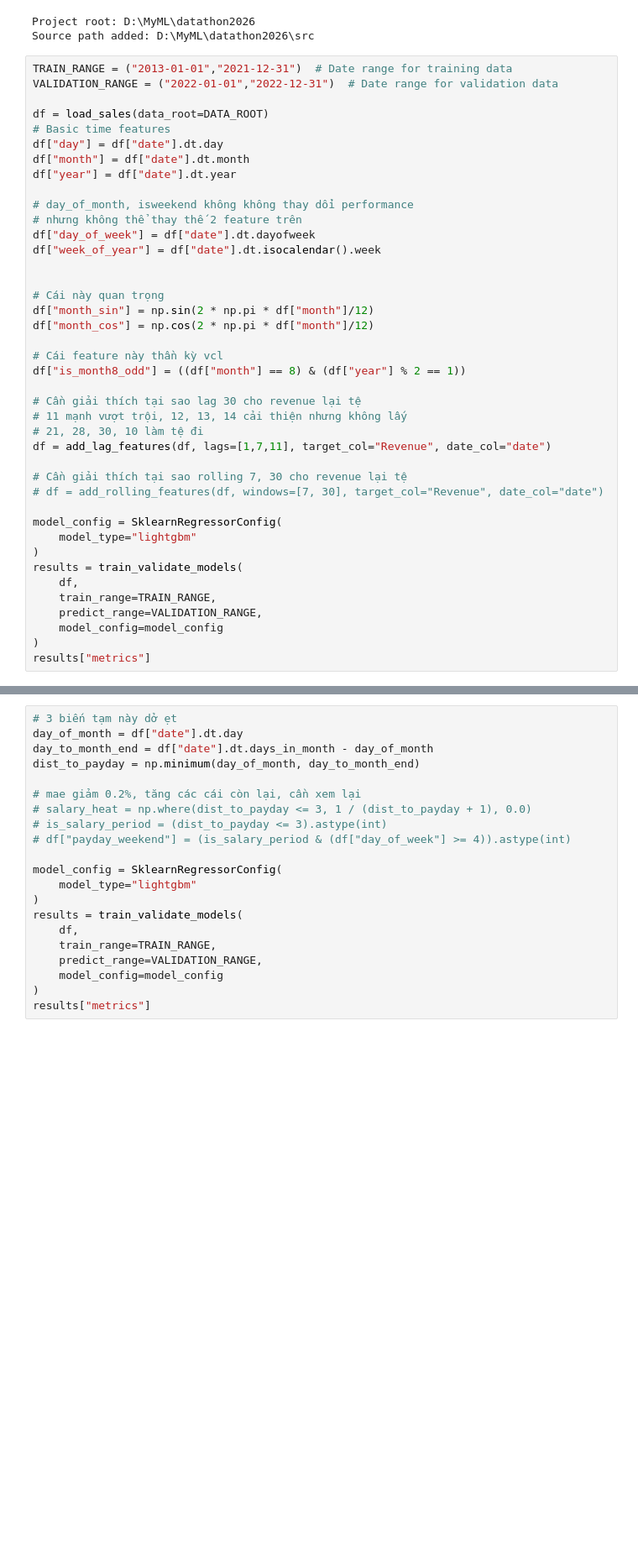
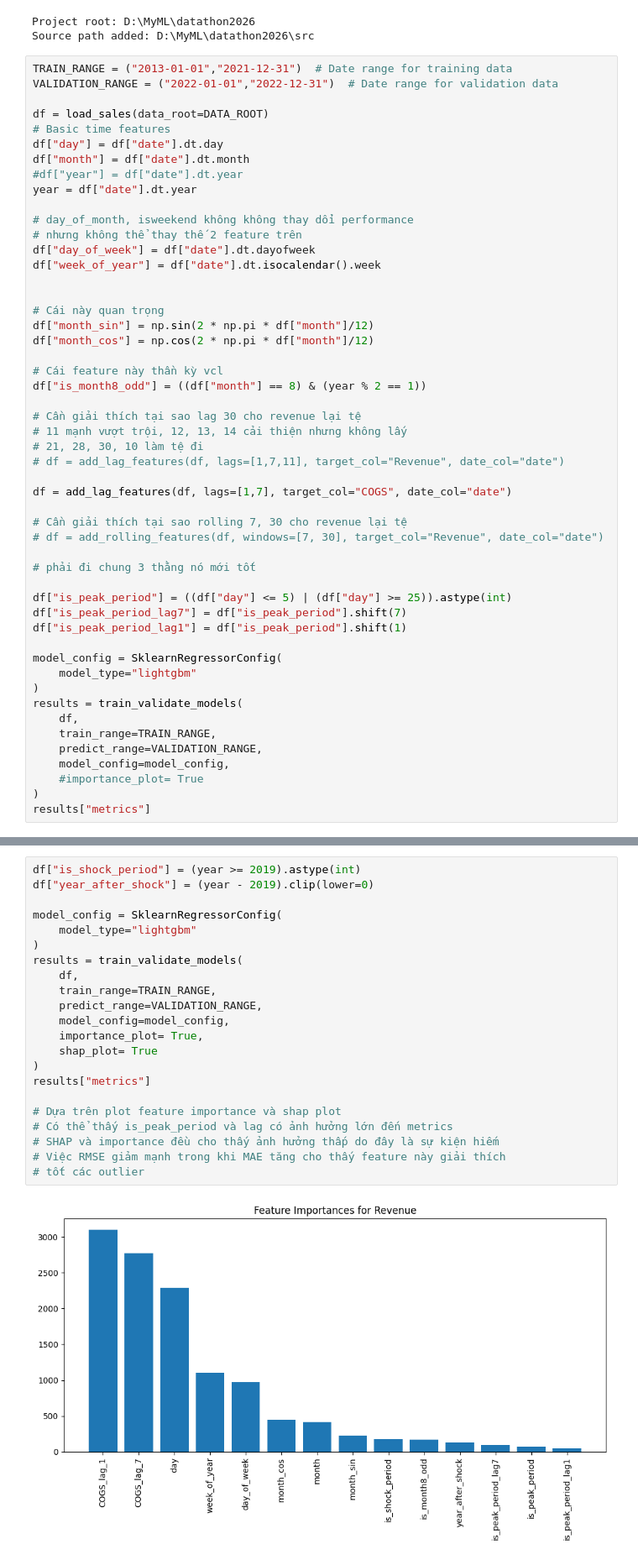
Before and after one commit to 24127027/datathon2026, a Jupyter notebook: notebooks/time_feature.ipynb, the cells around one changed output, grey strips where cells are left out. Shown at 84% size. Cells and saved outputs as stored; diff of their text form; blank space fills up the shorter version.

```diff
--- a/notebooks/time_feature.ipynb
+++ b/notebooks/time_feature.ipynb
@@ -30,7 +30,8 @@ df = load_sales(data_root=DATA_ROOT)
 # Basic time features
 df["day"] = df["date"].dt.day
 df["month"] = df["date"].dt.month
-df["year"] = df["date"].dt.year
+#df["year"] = df["date"].dt.year
+year = df["date"].dt.year
 
 # day_of_month, isweekend không không thay dổi performance
 # nhưng không thể thay thế 2 feature trên
@@ -43,15 +44,23 @@ df["month_sin"] = np.sin(2 * np.pi * df["month"]/12)
 df["month_cos"] = np.cos(2 * np.pi * df["month"]/12)
 
 # Cái feature này thần kỳ vcl
-df["is_month8_odd"] = ((df["month"] == 8) & (df["year"] % 2 == 1))
+df["is_month8_odd"] = ((df["month"] == 8) & (year % 2 == 1))
 
 # Cần giải thích tại sao lag 30 cho revenue lại tệ
 # 11 mạnh vượt trội, 12, 13, 14 cải thiện nhưng không lấy
 # 21, 28, 30, 10 làm tệ đi
-df = add_lag_features(df, lags=[1,7,11], target_col="Revenue", date_col="date")
+# df = add_lag_features(df, lags=[1,7,11], target_col="Revenue", date_col="date")
+
+df = add_lag_features(df, lags=[1,7], target_col="COGS", date_col="date")
 
 # Cần giải thích tại sao rolling 7, 30 cho revenue lại tệ
 # df = add_rolling_features(df, windows=[7, 30], target_col="Revenue", date_col="date")
+
+# phải đi chung 3 thằng nó mới tốt
+
+df["is_peak_period"] = ((df["day"] <= 5) | (df["day"] >= 25)).astype(int)
+df["is_peak_period_lag7"] = df["is_peak_period"].shift(7)
+df["is_peak_period_lag1"] = df["is_peak_period"].shift(1)
 
 model_config = SklearnRegressorConfig(
     model_type="lightgbm"
@@ -60,7 +69,8 @@ results = train_validate_models(
     df,
     train_range=TRAIN_RANGE,
     predict_range=VALIDATION_RANGE,
-    model_config=model_config
+    model_config=model_config,
+    #importance_plot= True
 )
 results["metrics"]
 # %% [output]
@@ -77,21 +87,24 @@ results["metrics"]
 # %%
-# 3 biến tạm này dở ẹt
-day_of_month = df["date"].dt.day
-day_to_month_end = df["date"].dt.days_in_month - day_of_month
-dist_to_payday = np.minimum(day_of_month, day_to_month_end)
-
-# mae giảm 0.2%, tăng các cái còn lại, cần xem lại
-# salary_heat = np.where(dist_to_payday <= 3, 1 / (dist_to_payday + 1), 0.0)
-# is_salary_period = (dist_to_payday <= 3).astype(int)
-# df["payday_weekend"] = (is_salary_period & (df["day_of_week"] >= 4)).astype(int)
+df["is_shock_period"] = (year >= 2019).astype(int)
+df["year_after_shock"] = (year - 2019).clip(lower=0)
 
 model_config = SklearnRegressorConfig(
     model_type="lightgbm"
 )
 results = train_validate_models(
     df,
     train_range=TRAIN_RANGE,
     predict_range=VALIDATION_RANGE,
-    model_config=model_config
+    model_config=model_config,
+    importance_plot= True,
+    shap_plot= True
 )
 results["metrics"]
+
+# Dựa trên plot feature importance và shap plot
+# Có thể thấy is_peak_period và lag có ảnh hưởng lớn đến metrics
+# SHAP và importance đều cho thấy ảnh hưởng thấp do đây là sự kiện hiếm
+# Việc RMSE giảm mạnh trong khi MAE tăng cho thấy feature này giải thích
+# tốt các outlier
+# %% [output]
+[figure, added]
```
Also changed, not shown: parts of 5 cells of this notebook, 7 other files.
